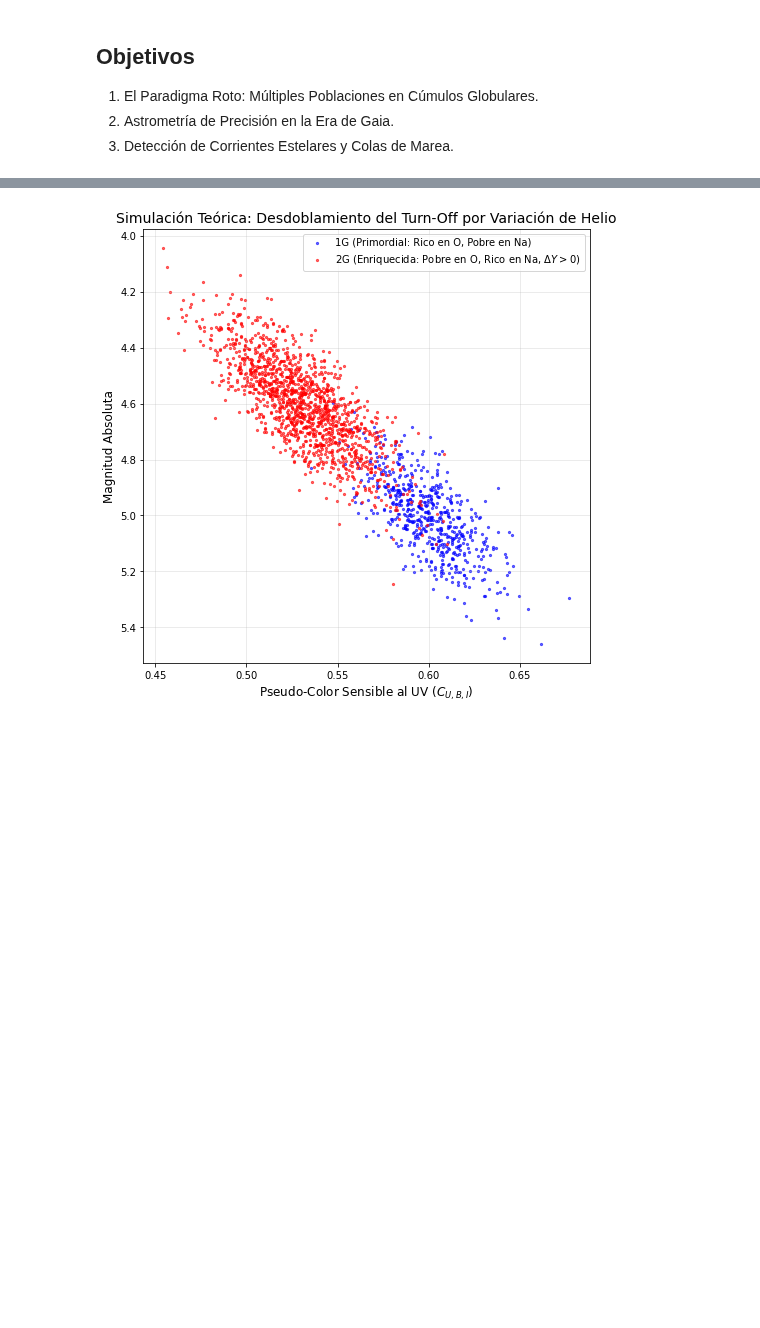
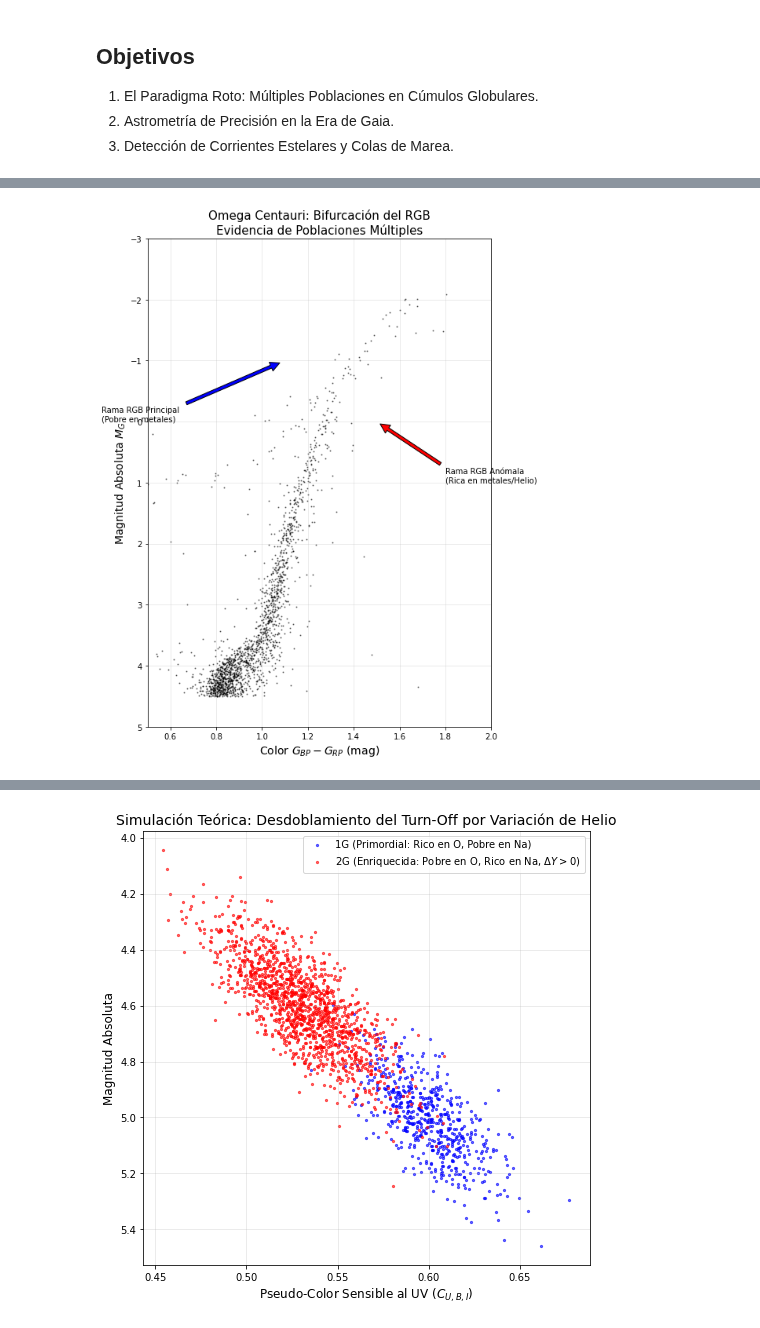
Before and after one commit to esilvavilla/TopicosAvanzadosCumulos, a Jupyter notebook: _build/jupyter_execute/Clase_07_EtapasFinalesEvolutivas.ipynb, the cells around one changed output, grey strips where cells are left out. Cells and saved outputs as stored; diff of their text form; code cells hidden in the pictures; blank space fills up the shorter version.

```diff
--- a/_build/jupyter_execute/Clase_07_EtapasFinalesEvolutivas.ipynb
+++ b/_build/jupyter_execute/Clase_07_EtapasFinalesEvolutivas.ipynb
@@ -36,0 +56,48 @@ Esto demuestra que, a una misma edad real, una sub-población enriquecida en Hel
+# %%
+!pip install astroquery
+import numpy as np
+import pandas as pd
+import matplotlib.pyplot as plt
+from astroquery.gaia import Gaia
+
+def plot_omega_cen_multiple_populations():
+    print("Extrayendo fotometría y cinemática de Omega Centauri...")
+    # Coordenadas de Omega Cen: RA = 201.697, Dec = -47.479
+    # pmRA ~ -3.19, pmDec ~ -6.74
+    query = """
+    SELECT ra, dec, parallax, pmra, pmdec, phot_g_mean_mag, bp_rp
+    FROM gaiadr3.gaia_source
+    WHERE CONTAINS(POINT('ICRS', ra, dec), CIRCLE('ICRS', 201.697, -47.479, 0.25)) = 1
+      AND pmra BETWEEN -4.5 AND -2.0
+      AND pmdec BETWEEN -8.0 AND -5.5
+      AND parallax < 0.5
+      AND phot_g_mean_mag < 18.0
+    """
+    job = Gaia.launch_job(query)
+    df = job.get_results().to_pandas().dropna()
+
+    # Módulo de distancia aproximado (d ~ 5.2 kpc -> DM ~ 13.5)
+    df['M_G'] = df['phot_g_mean_mag'] - 13.5
+
+    plt.figure(figsize=(8, 10))
+    plt.scatter(df['bp_rp'], df['M_G'], s=1, color='black', alpha=0.5)
+    plt.gca().invert_yaxis()
+    plt.xlabel('Color $G_{BP} - G_{RP}$ (mag)', fontsize=14)
+    plt.ylabel('Magnitud Absoluta $M_G$', fontsize=14)
+    plt.title('Omega Centauri: Bifurcación del RGB\nEvidencia de Poblaciones Múltiples', fontsize=15)
+
+    # Anotaciones para guiar al estudiante
+    plt.annotate('Rama RGB Anómala\n(Rica en metales/Helio)', xy=(1.5, 0), xytext=(1.8, 1),
+                 arrowprops=dict(facecolor='red', shrink=0.05))
+    plt.annotate('Rama RGB Principal\n(Pobre en metales)', xy=(1.1, -1), xytext=(0.3, 0),
+                 arrowprops=dict(facecolor='blue', shrink=0.05))
+
+    plt.grid(alpha=0.3)
+    plt.xlim(0.5, 2.0)
+    plt.ylim(5.0, -3.0)
+    plt.tight_layout()
+    plt.show()
+
+if __name__ == "__main__":
+    plot_omega_cen_multiple_populations()
+# %% [output]
@@ -36,0 +121 @@ Esto demuestra que, a una misma edad real, una sub-población enriquecida en Hel
+[figure, added]
```
Also changed, not shown: parts of 9 cells of this notebook, 12 other files.
